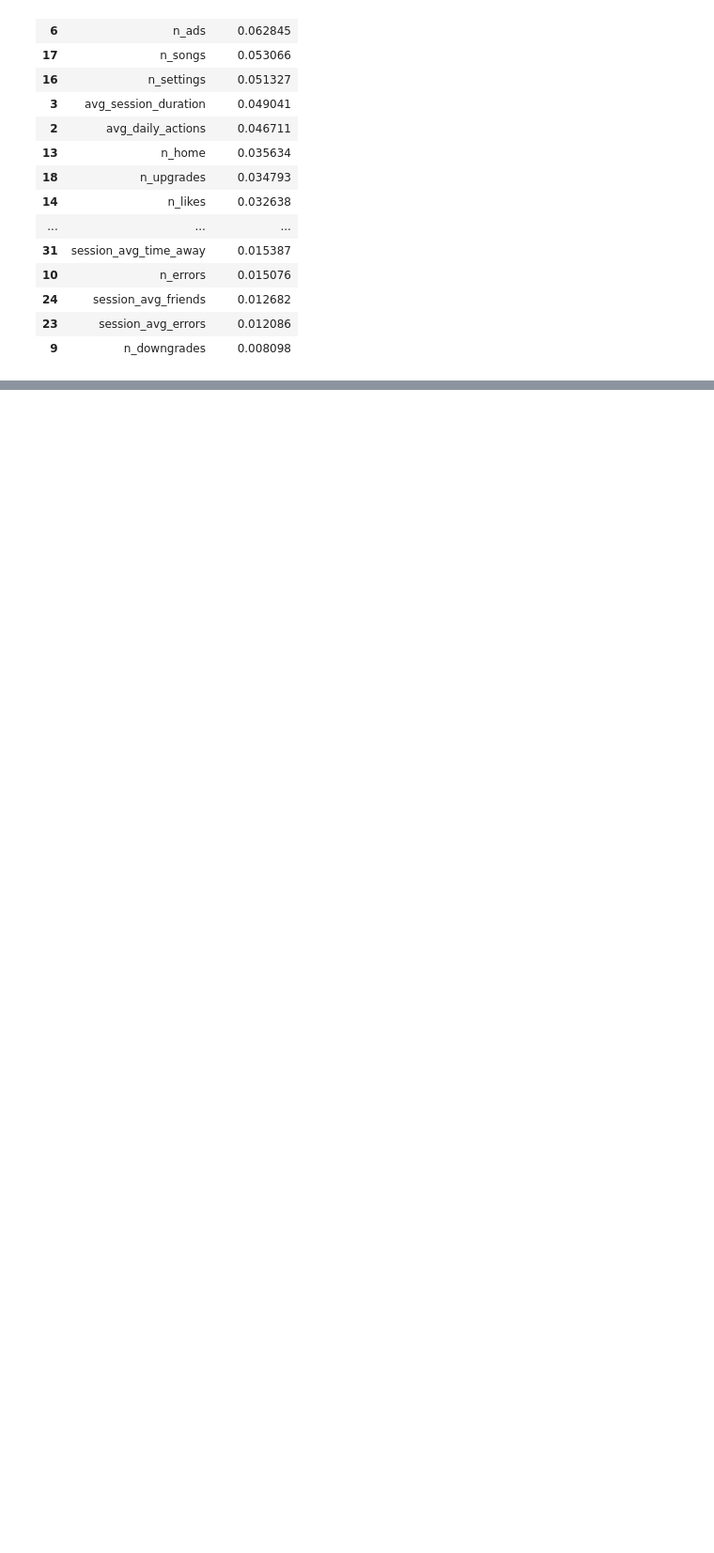
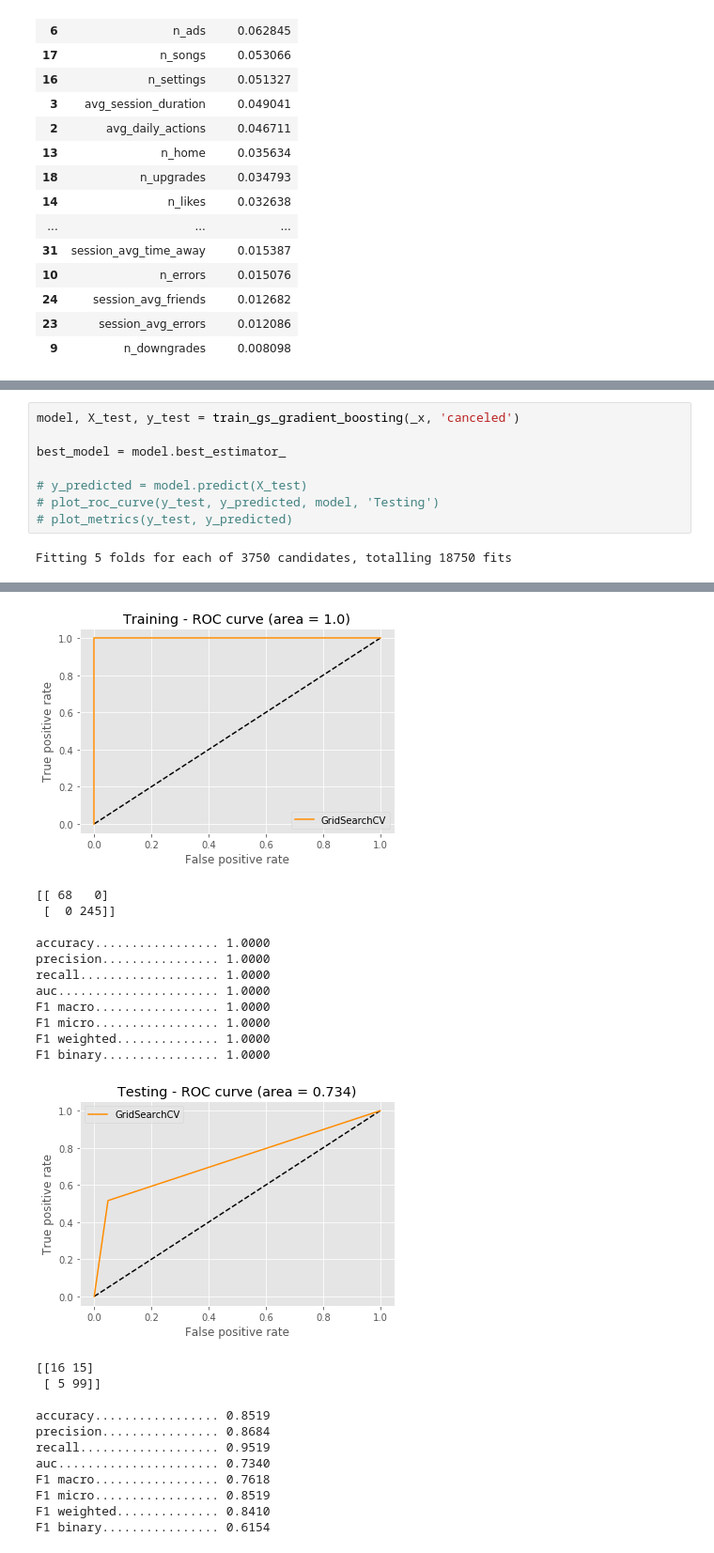
Before and after one commit to brunowdev/sparkify, a Jupyter notebook: Sklearn - Test.ipynb, the cells around one changed output, grey strips where cells are left out. Shown at 94% size. Drawn from its saved outputs; the diff is of its cells as text; blank space fills up the shorter version.

```diff
--- a/Sklearn - Test.ipynb
+++ b/Sklearn - Test.ipynb
@@ -968,0 +581,10 @@ model.best_score_
+# %%
+model, X_test, y_test = train_gs_gradient_boosting(_x, 'canceled')
+
+best_model = model.best_estimator_
+
+# y_predicted = model.predict(X_test)
+# plot_roc_curve(y_test, y_predicted, model, 'Testing')
+# plot_metrics(y_test, y_predicted)
+# %% [output]
+Fitting 5 folds for each of 3750 candidates, totalling 18750 fits
@@ -968,0 +608,24 @@ model.best_score_
+[figure, added]
+[[ 68   0]
+ [  0 245]]
+
+accuracy................. 1.0000
+precision................ 1.0000
+recall................... 1.0000
+auc...................... 1.0000
+F1 macro................. 1.0000
+F1 micro................. 1.0000
+F1 weighted.............. 1.0000
+F1 binary................ 1.0000
+[figure, added]
+[[16 15]
+ [ 5 99]]
+
+accuracy................. 0.8519
+precision................ 0.8684
+recall................... 0.9519
+auc...................... 0.7340
+F1 macro................. 0.7618
+F1 micro................. 0.8519
+F1 weighted.............. 0.8410
+F1 binary................ 0.6154
```
Also changed, not shown: parts of 35 cells of this notebook.
